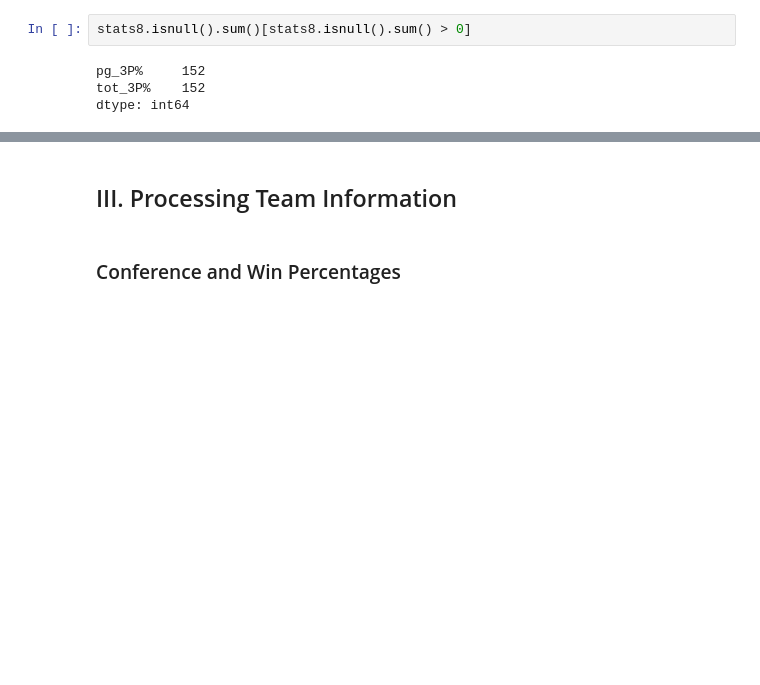
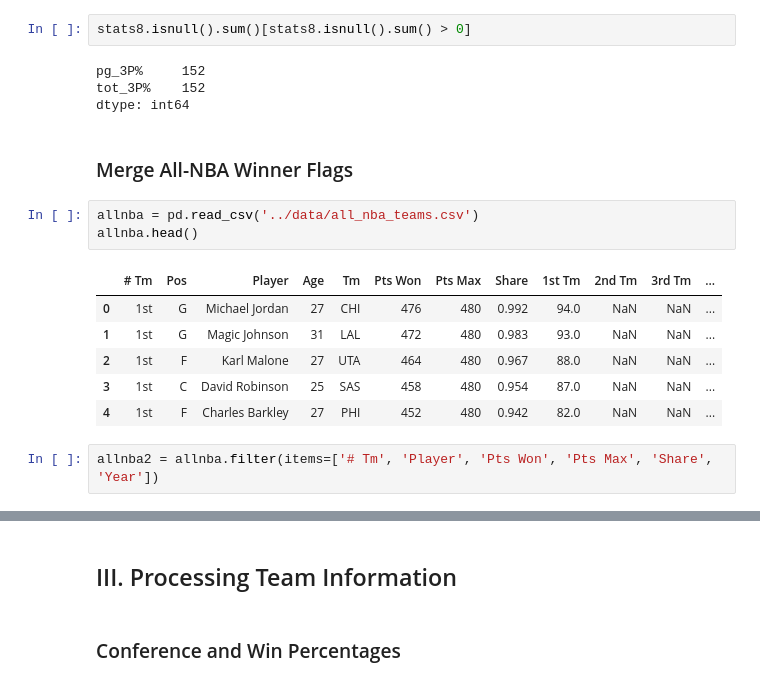
Before and after one commit to farahmalik11/DSI508_Capstone, a Jupyter notebook: code/02_Data_Cleaning_and_EDA.ipynb, the cells around one changed output, grey strips where cells are left out. Cells and saved outputs as stored; diff of their text form; blank space fills up the shorter version.

```diff
--- a/code/02_Data_Cleaning_and_EDA.ipynb
+++ b/code/02_Data_Cleaning_and_EDA.ipynb
@@ -1079,3 +1068,17 @@ stats8.isnull().sum()[stats8.isnull().sum() > 0]
 pg_3P%     152
 tot_3P%    152
 dtype: int64
+# %% [markdown]
+### Merge All-NBA Winner Flags
+# %%
+allnba = pd.read_csv('../data/all_nba_teams.csv')
+allnba.head()
+# %% [output]
+|  | # Tm | Pos | Player | Age | Tm | Pts Won | Pts Max | Share | 1st Tm | 2nd Tm | 3rd Tm | ... |
+| 0 | 1st | G | Michael Jordan | 27 | CHI | 476 | 480 | 0.992 | 94.0 | NaN | NaN | ... |
+| 1 | 1st | G | Magic Johnson | 31 | LAL | 472 | 480 | 0.983 | 93.0 | NaN | NaN | ... |
+| 2 | 1st | F | Karl Malone | 27 | UTA | 464 | 480 | 0.967 | 88.0 | NaN | NaN | ... |
+| 3 | 1st | C | David Robinson | 25 | SAS | 458 | 480 | 0.954 | 87.0 | NaN | NaN | ... |
+| 4 | 1st | F | Charles Barkley | 27 | PHI | 452 | 480 | 0.942 | 82.0 | NaN | NaN | ... |
+# %%
+allnba2 = allnba.filter(items=['# Tm', 'Player', 'Pts Won', 'Pts Max', 'Share', 'Year'])
```
Also changed, not shown: parts of 18 cells of this notebook, 2 other files.
